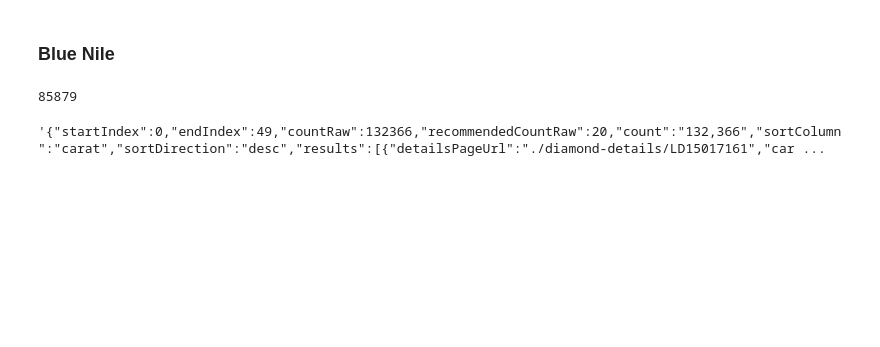
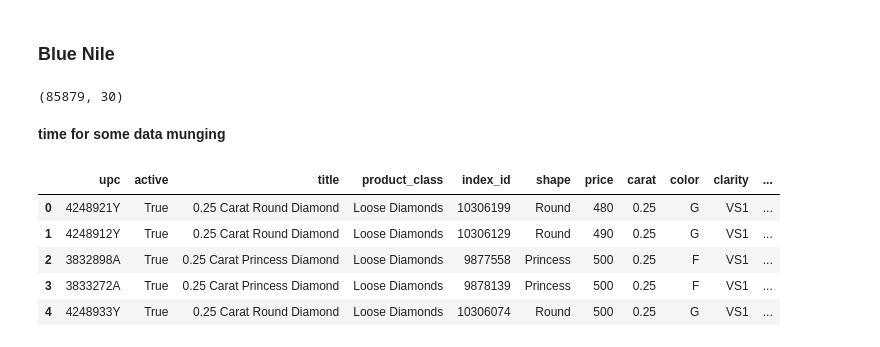
Before and after one commit to ravedappeport/dlrappeport, a Jupyter notebook: notebooks/diamonds-are-forever/diamonds-forever.ipynb, the cells around one changed output. Saved outputs shown, nothing was run; the diff lists cells and outputs as text; code cells hidden in the pictures; blank space fills up the shorter version.

```diff
--- a/notebooks/diamonds-are-forever/diamonds-forever.ipynb
+++ b/notebooks/diamonds-are-forever/diamonds-forever.ipynb
@@ -153,11 +158,25 @@ else:
 
     with open('blue-nile.pickle', 'wb') as handle:
         pickle.dump(bn_diamond_data, handle)
-# %%
-len(bn_diamond_data)
-# %% [output]
-85879
-# %%
-r.text[:1000]
-# %% [output]
-'{"startIndex":0,"endIndex":49,"countRaw":132366,"recommendedCountRaw":20,"count":"132,366","sortColumn":"carat","sortDirection":"desc","results":[{"detailsPageUrl":"./diamond-details/LD15017161","car ...
+# %%
+bn_df = pd.DataFrame(data=bn_diamond_data)
+bn_df.shape
+# %% [output]
+(85879, 30)
+# %% [markdown]
+**time for some data munging**
+# %%
+pd.set_option('display.max_rows', 100)
+pd.set_option('display.max_columns', 100)
+
+be_df['vendor'] = 'Brilliant Earth'
+
+# be_df.dtypes
+be_df.head()
+# %% [output]
+|  | upc | active | title | product_class | index_id | shape | price | carat | color | clarity | ... |
+| 0 | 4248921Y | True | 0.25 Carat Round Diamond | Loose Diamonds | 10306199 | Round | 480 | 0.25 | G | VS1 | ... |
+| 1 | 4248912Y | True | 0.25 Carat Round Diamond | Loose Diamonds | 10306129 | Round | 490 | 0.25 | G | VS1 | ... |
+| 2 | 3832898A | True | 0.25 Carat Princess Diamond | Loose Diamonds | 9877558 | Princess | 500 | 0.25 | F | VS1 | ... |
+| 3 | 3833272A | True | 0.25 Carat Princess Diamond | Loose Diamonds | 9878139 | Princess | 500 | 0.25 | F | VS1 | ... |
+| 4 | 4248933Y | True | 0.25 Carat Round Diamond | Loose Diamonds | 10306074 | Round | 500 | 0.25 | G | VS1 | ... |
```
Also changed, not shown: parts of 8 cells of this notebook.
